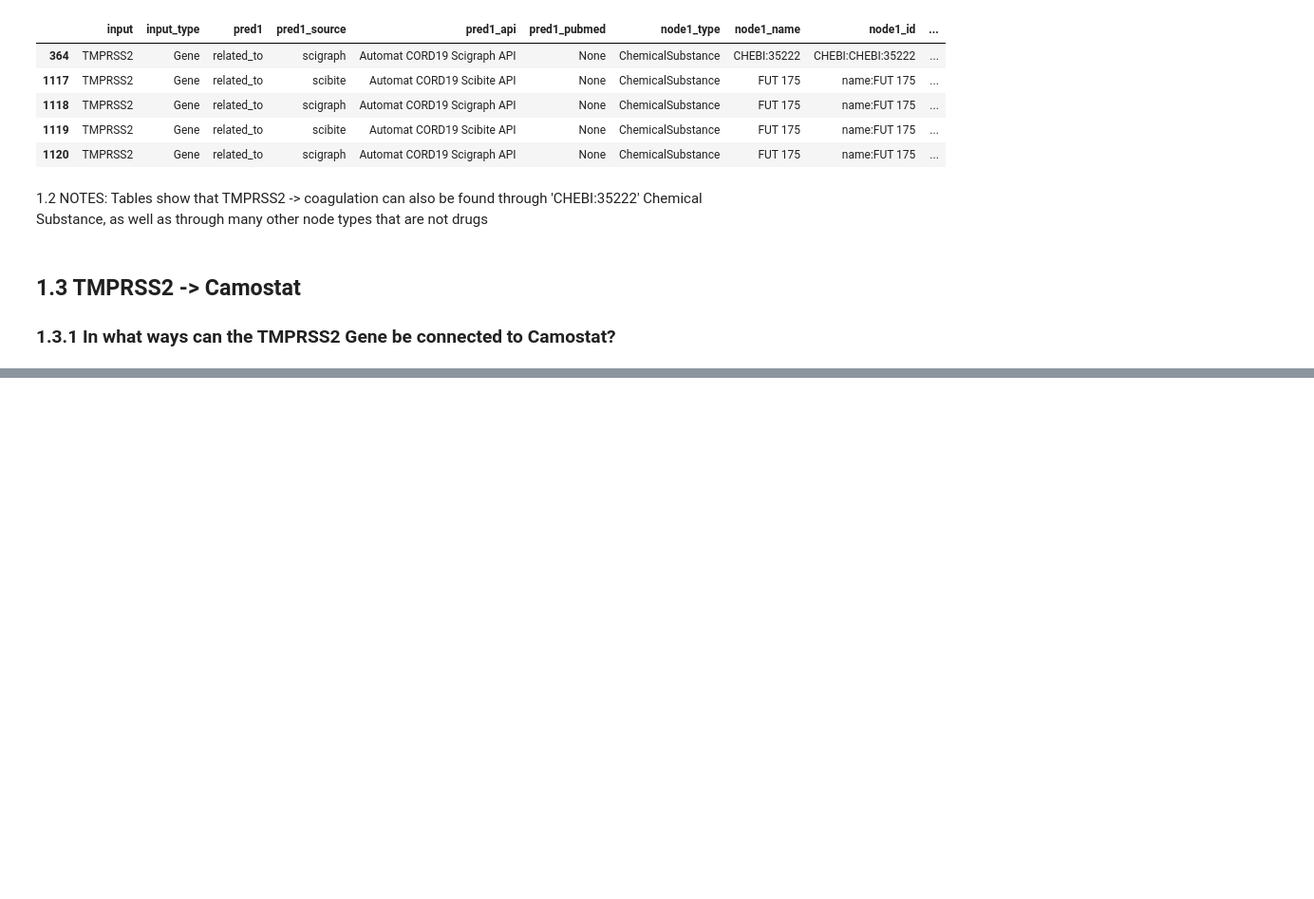
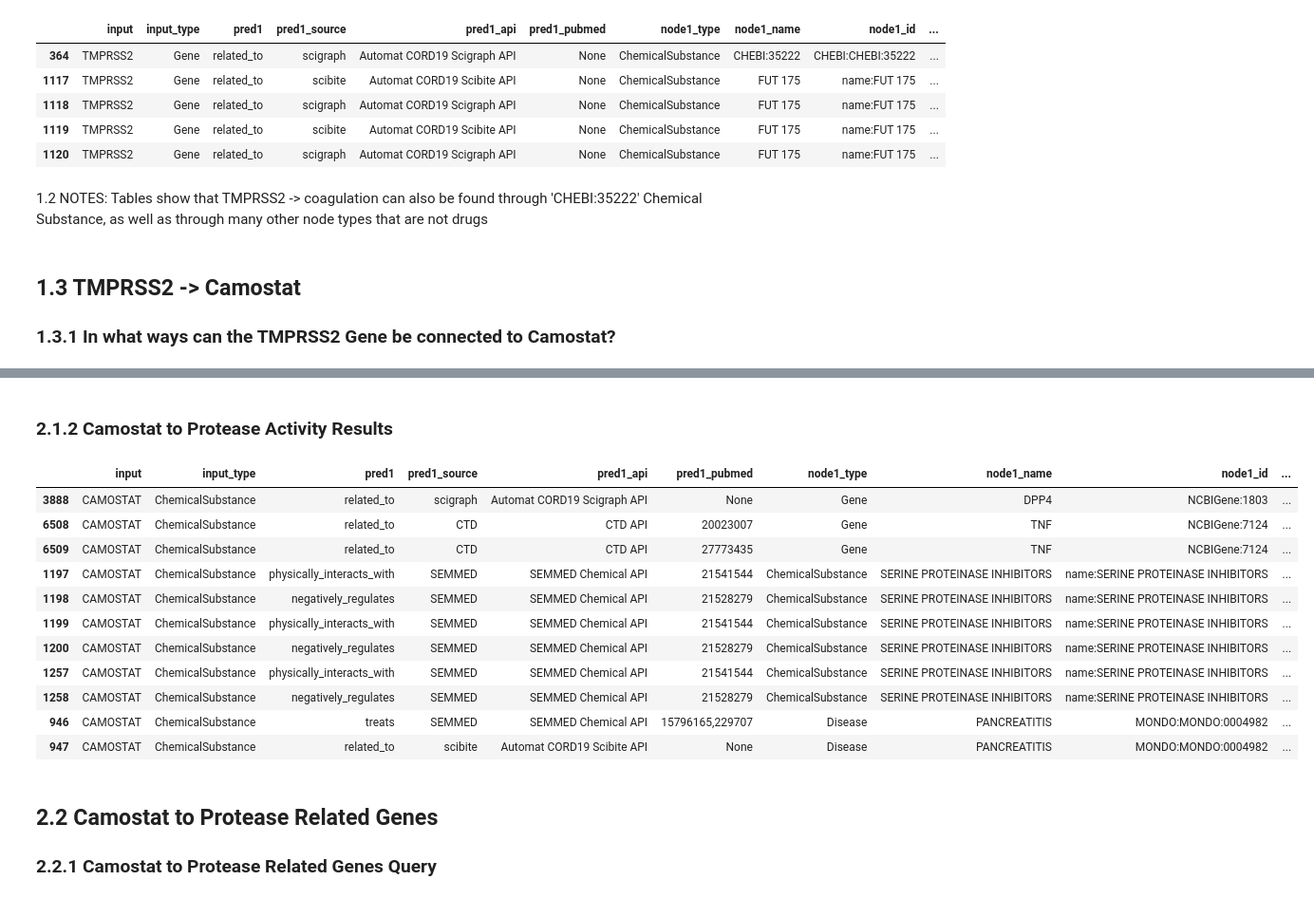
Before and after one commit to polyg314/BTE_notebooks, a Jupyter notebook: Gaudin_Hoatlin_COVID_Queries.ipynb, the cells around one changed output, grey strips where cells are left out. Shown at 95% size. Drawn from its saved outputs; the diff is of its cells as text; code cells hidden in the pictures; blank space fills up the shorter version.

```diff
--- a/Gaudin_Hoatlin_COVID_Queries.ipynb
+++ b/Gaudin_Hoatlin_COVID_Queries.ipynb
@@ -173,0 +222,20 @@ all_tmprss2_predictions[all_tmprss2_predictions["output_name"] == "CAMOSTAT"]
+# %% [markdown]
+### 2.1.2 Camostat to Protease Activity Results
+# %%
+camastat_BP_query_results[camastat_BP_query_results["output_name"].str.contains('PROTEASE', regex=False)]
+# %% [output]
+|  | input | input_type | pred1 | pred1_source | pred1_api | pred1_pubmed | node1_type | node1_name | node1_id | ... |
+| 3888 | CAMOSTAT | ChemicalSubstance | related_to | scigraph | Automat CORD19 Scigraph API | None | Gene | DPP4 | NCBIGene:1803 | ... |
+| 6508 | CAMOSTAT | ChemicalSubstance | related_to | CTD | CTD API | 20023007 | Gene | TNF | NCBIGene:7124 | ... |
+| 6509 | CAMOSTAT | ChemicalSubstance | related_to | CTD | CTD API | 27773435 | Gene | TNF | NCBIGene:7124 | ... |
+| 1197 | CAMOSTAT | ChemicalSubstance | physically_interacts_with | SEMMED | SEMMED Chemical API | 21541544 | ChemicalSubstance | SERINE PROTEINASE INHIBITORS | name:SERINE PROTEINASE INHIBITORS | ... |
+| 1198 | CAMOSTAT | ChemicalSubstance | negatively_regulates | SEMMED | SEMMED Chemical API | 21528279 | ChemicalSubstance | SERINE PROTEINASE INHIBITORS | name:SERINE PROTEINASE INHIBITORS | ... |
+| 1199 | CAMOSTAT | ChemicalSubstance | physically_interacts_with | SEMMED | SEMMED Chemical API | 21541544 | ChemicalSubstance | SERINE PROTEINASE INHIBITORS | name:SERINE PROTEINASE INHIBITORS | ... |
+| 1200 | CAMOSTAT | ChemicalSubstance | negatively_regulates | SEMMED | SEMMED Chemical API | 21528279 | ChemicalSubstance | SERINE PROTEINASE INHIBITORS | name:SERINE PROTEINASE INHIBITORS | ... |
+| 1257 | CAMOSTAT | ChemicalSubstance | physically_interacts_with | SEMMED | SEMMED Chemical API | 21541544 | ChemicalSubstance | SERINE PROTEINASE INHIBITORS | name:SERINE PROTEINASE INHIBITORS | ... |
+| 1258 | CAMOSTAT | ChemicalSubstance | negatively_regulates | SEMMED | SEMMED Chemical API | 21528279 | ChemicalSubstance | SERINE PROTEINASE INHIBITORS | name:SERINE PROTEINASE INHIBITORS | ... |
+| 946 | CAMOSTAT | ChemicalSubstance | treats | SEMMED | SEMMED Chemical API | 15796165,229707 | Disease | PANCREATITIS | MONDO:MONDO:0004982 | ... |
+| 947 | CAMOSTAT | ChemicalSubstance | related_to | scibite | Automat CORD19 Scibite API | None | Disease | PANCREATITIS | MONDO:MONDO:0004982 | ... |
+# %% [markdown]
+## 2.2 Camostat to Protease Related Genes
+### 2.2.1 Camostat to Protease Related Genes Query
```
Also changed, not shown: parts of 17 cells of this notebook.
